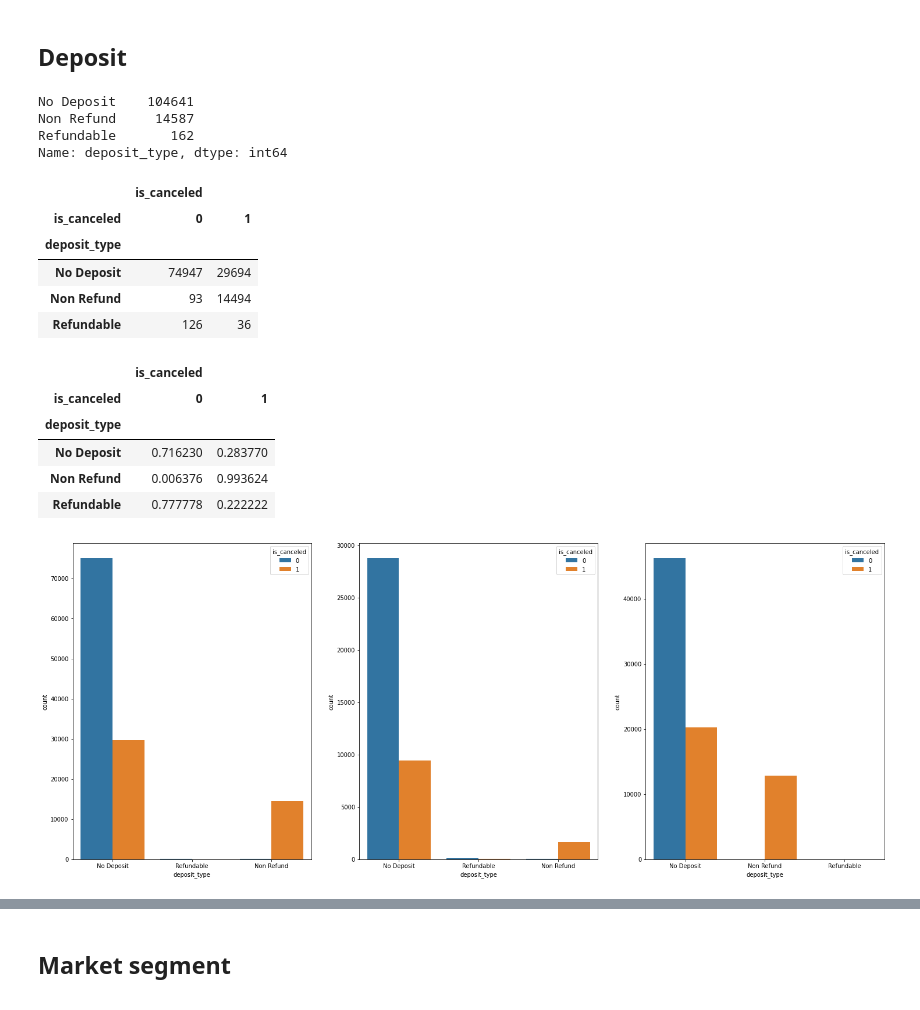
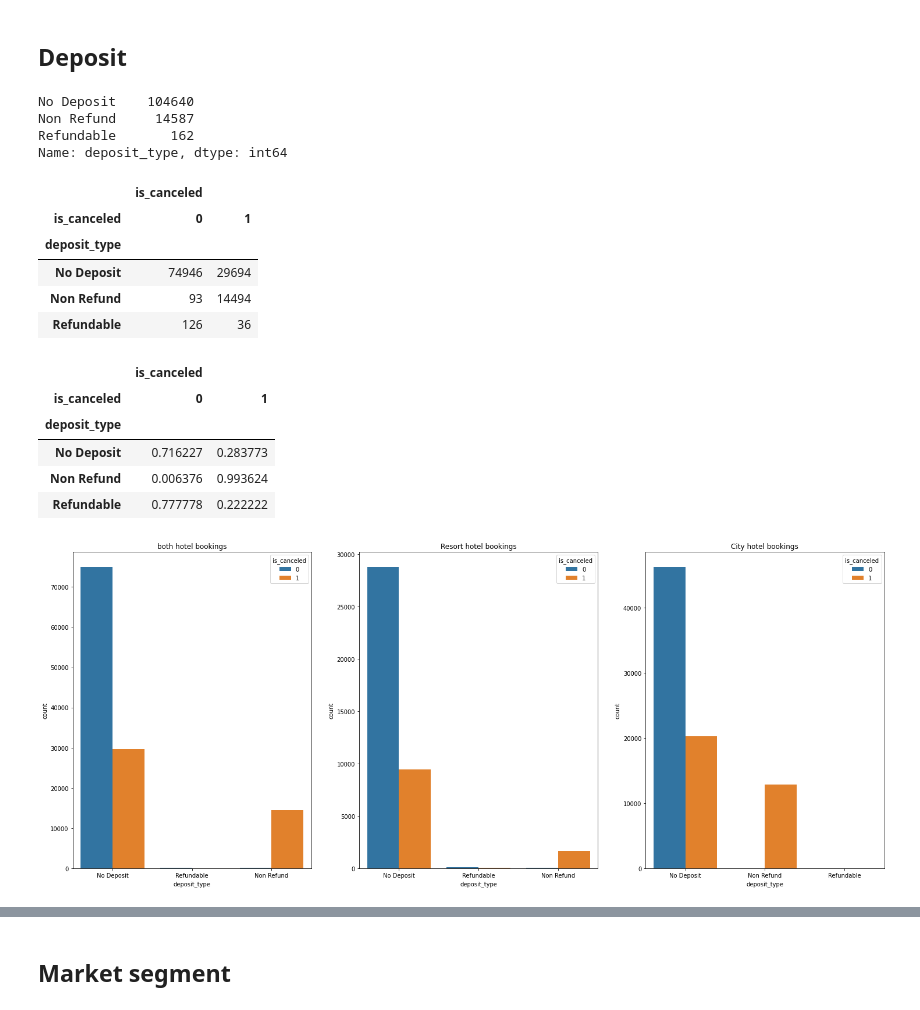
Before and after one commit to GaikwadSandesh/HotelBookingAnalysis, a Jupyter notebook: Hotel_Booking_Analysis_Capstone_Project.ipynb, the cells around one changed output, grey strips where cells are left out. Drawn from its saved outputs; the diff is of its cells as text; code cells hidden in the pictures.

```diff
--- a/Hotel_Booking_Analysis_Capstone_Project.ipynb
+++ b/Hotel_Booking_Analysis_Capstone_Project.ipynb
@@ -73,6 +100,8 @@ For the agent column we will do small analysis at the end and for now we can dro
 df = dataframe.drop(columns =['company' , 'agent'])
 # %%
 df.fillna(df.mode().iloc[0] , inplace = True)
+# %%
+df = df.drop(df[df.adr < 0].index)
 # %% [markdown]
 ### we will inspect each column now and keep only those columns which are related to cancellation of booking
 # %% [markdown]
@@ -97,6 +144,8 @@ we will convert arrivel date month ,  date and year as one date column to make d
 # %%
 df['arrival_date'] = df['arrival_date_day_of_month'].astype(str) + '-' + df['arrival_date_month'].astype(str) + '-' +df['arrival_date_year'].astype(str)
 df['arrival_date']= pd.to_datetime(df['arrival_date'])
+# %%
+df['arrival_day'] = df['arrival_date'].dt.day_name()
 # %%
 #df.drop(columns=['arrival_date_day_of_month' , 'arrival_date_month' ,'arrival_date_year' , 'arrival_date_week_number' , 'reservation_status_date' ], inplace = True)
 # %% [markdown]
@@ -143,4 +192,6 @@ baibies_df
 |  | 1 | 0.133333 |
 | 9 | 0 | 1.000000 |
 | 10 | 0 | 1.000000 |
+# %%
+df['people'] = df['adults'] + df['children'] +df['babies']
 # %%
@@ -164,2 +214,2 @@ avg stats for cancelled and not canceled booking is almost same so there is no p
 # %%
-df.drop(columns = ['stays_in_weekend_nights' , 'stays_in_week_nights'], inplace= True)
+# df.drop(columns = ['stays_in_weekend_nights' , 'stays_in_week_nights'], inplace= True)
@@ -281,7 +327,7 @@ we can see the cancellation is not increseing as the special request increse so
 # %%
 df['deposit_type'].value_counts()
 # %% [output]
-No Deposit    104641
+No Deposit    104640
 Non Refund     14587
 Refundable       162
 Name: deposit_type, dtype: int64
@@ -293,7 +339,7 @@ deposittype_df
 |  | is_canceled |  |
 | is_canceled | 0 | 1 |
 | deposit_type |  |  |
-| No Deposit | 74947 | 29694 |
+| No Deposit | 74946 | 29694 |
 | Non Refund | 93 | 14494 |
 | Refundable | 126 | 36 |
 # %%
@@ -302,15 +348,17 @@ deposittype_df_N
 |  | is_canceled |  |
 | is_canceled | 0 | 1 |
 | deposit_type |  |  |
-| No Deposit | 0.716230 | 0.283770 |
+| No Deposit | 0.716227 | 0.283773 |
 | Non Refund | 0.006376 | 0.993624 |
 | Refundable | 0.777778 | 0.222222 |
 # %%
 fig , axis =plt.subplots(1, 3, figsize=(25,10))
-sns.countplot(x = 'deposit_type', data=df, hue='is_canceled' , ax=axis[0] )
-sns.countplot(x = 'deposit_type', data=Resort_df, hue='is_canceled' , ax=axis[1] )
-sns.countplot(x = 'deposit_type', data=City_df, hue='is_canceled' , ax=axis[2] )
-
+ax_all =sns.countplot(x = 'deposit_type', data=df, hue='is_canceled' , ax=axis[0] )
+ax_resort =sns.countplot(x = 'deposit_type', data=Resort_df, hue='is_canceled' , ax=axis[1] )
+ax_city =sns.countplot(x = 'deposit_type', data=City_df, hue='is_canceled' , ax=axis[2] )
+ax_all.set_title('both hotel bookings')
+ax_resort.set_title('Resort hotel bookings')
+ax_city.set_title('City hotel bookings')
 plt.show()
 # %% [output]
-[figure, old version]
+[figure, new version]
```
Also changed, not shown: parts of 57 cells of this notebook.
